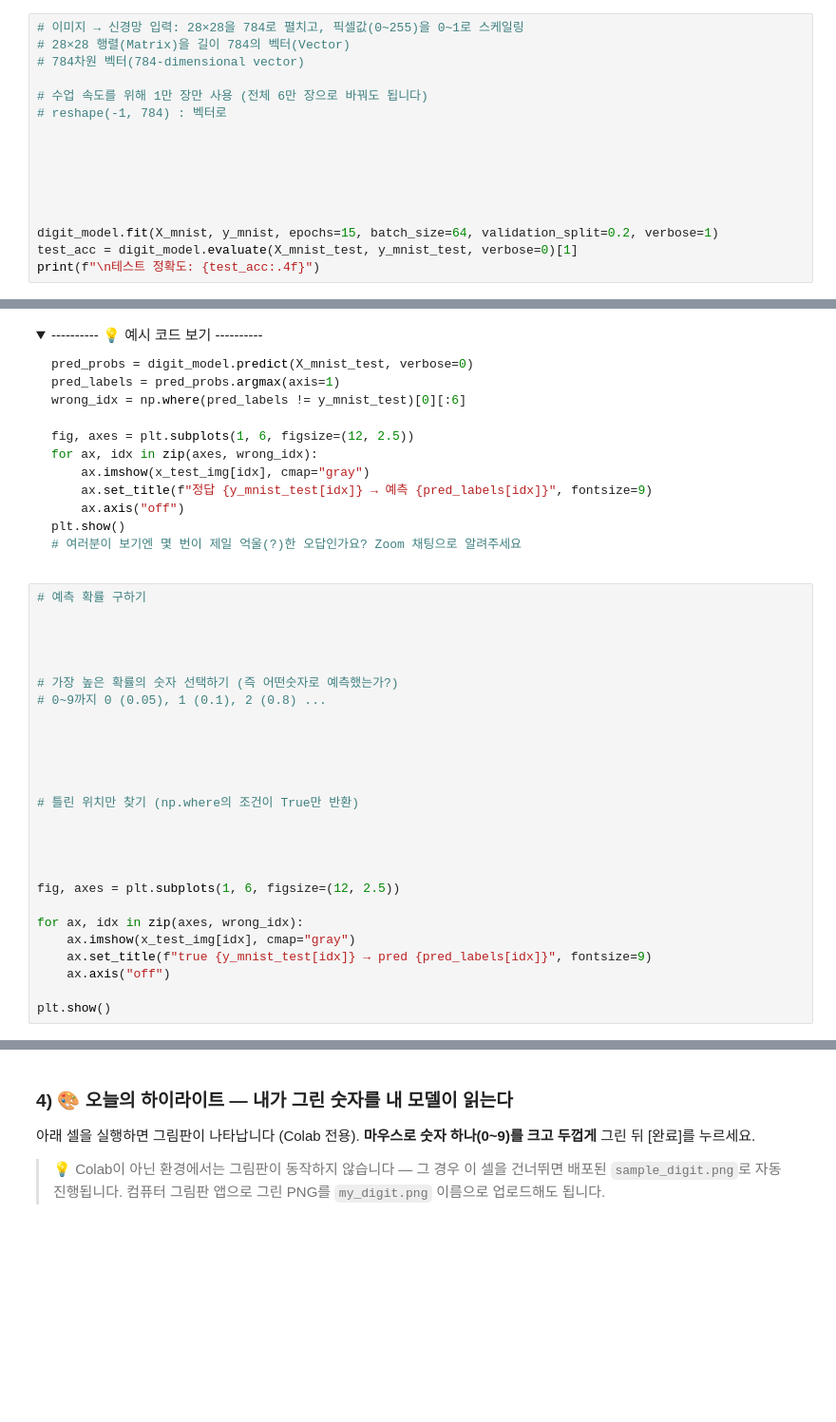
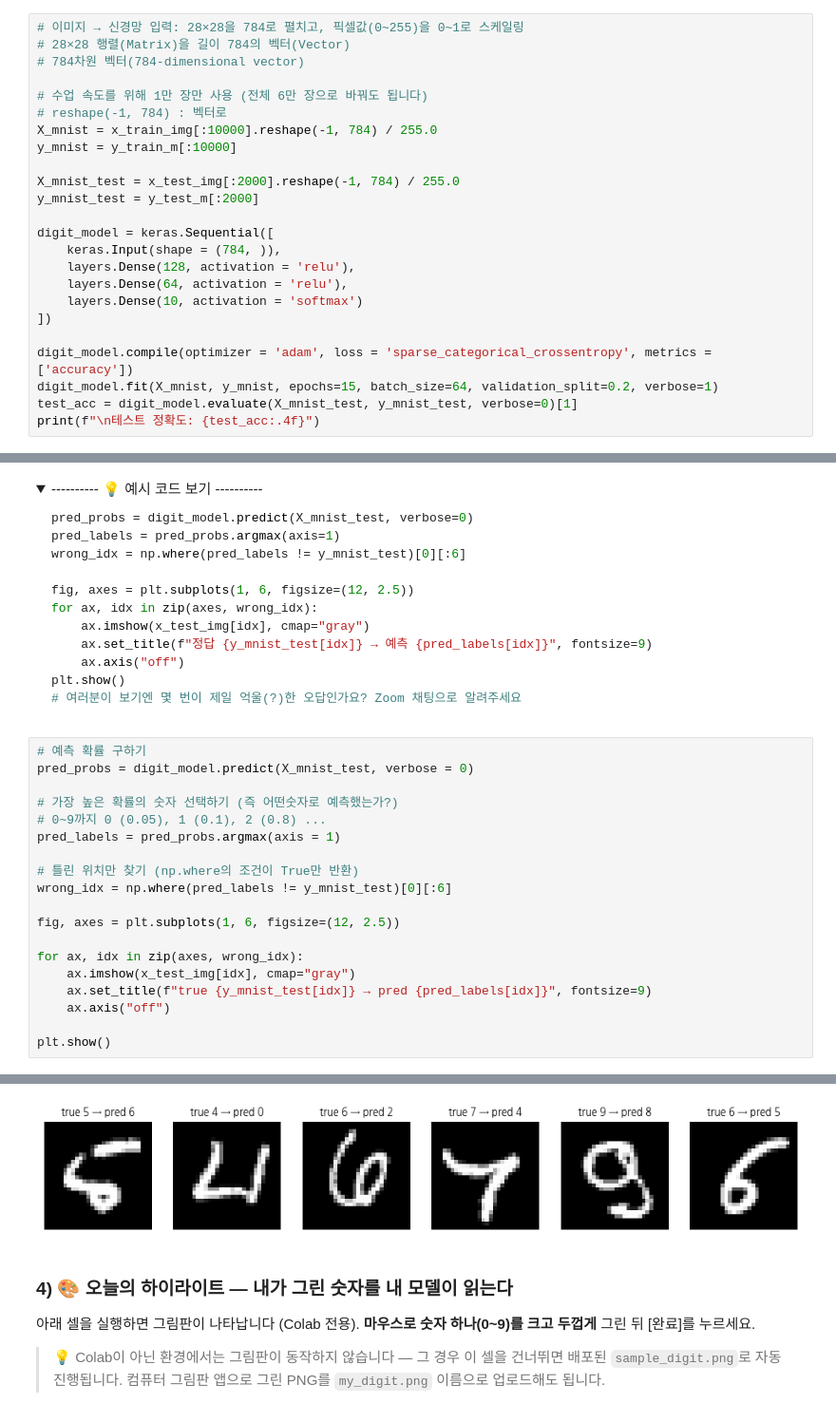
Before and after one commit to qnrPwjd/EST_AI_Challengers_Code, a Jupyter notebook: Week3(AI_Modeling)/CH14_딥러닝_Keras.ipynb, the cells around one changed output, grey strips where cells are left out. Shown at 95% size. Drawn from its saved outputs; the diff is of its cells as text; folded sections open; blank space fills up the shorter version.

```diff
--- a/Week3(AI_Modeling)/CH14_딥러닝_Keras.ipynb
+++ b/Week3(AI_Modeling)/CH14_딥러닝_Keras.ipynb
@@ -1097,12 +1182,20 @@ print(f"\n테스트 정확도: {test_acc:.4f}")
 
 # 수업 속도를 위해 1만 장만 사용 (전체 6만 장으로 바꿔도 됩니다)
 # reshape(-1, 784) : 벡터로
+X_mnist = x_train_img[:10000].reshape(-1, 784) / 255.0
+y_mnist = y_train_m[:10000]
 
+X_mnist_test = x_test_img[:2000].reshape(-1, 784) / 255.0
+y_mnist_test = y_test_m[:2000]
 
+digit_model = keras.Sequential([
+    keras.Input(shape = (784, )),
+    layers.Dense(128, activation = 'relu'),
+    layers.Dense(64, activation = 'relu'),
+    layers.Dense(10, activation = 'softmax')
+])
 
-
-
-
+digit_model.compile(optimizer = 'adam', loss = 'sparse_categorical_crossentropy', metrics = ['accuracy'])
 digit_model.fit(X_mnist, y_mnist, epochs=15, batch_size=64, validation_split=0.2, verbose=1)
 test_acc = digit_model.evaluate(X_mnist_test, y_mnist_test, verbose=0)[1]
 print(f"\n테스트 정확도: {test_acc:.4f}")
@@ -1129,21 +1240,14 @@ plt.show()
 </details>
 # %%
 # 예측 확률 구하기
-
-
-
+pred_probs = digit_model.predict(X_mnist_test, verbose = 0)
 
 # 가장 높은 확률의 숫자 선택하기 (즉 어떤숫자로 예측했는가?)
 # 0~9까지 0 (0.05), 1 (0.1), 2 (0.8) ...
-
-
-
-
+pred_labels = pred_probs.argmax(axis = 1)
 
 # 틀린 위치만 찾기 (np.where의 조건이 True만 반환)
-
-
-
+wrong_idx = np.where(pred_labels != y_mnist_test)[0][:6]
 
 fig, axes = plt.subplots(1, 6, figsize=(12, 2.5))
 
@@ -1153,3 +1257,4 @@ for ax, idx in zip(axes, wrong_idx):
     ax.axis("off")
 
 plt.show()
+# %% [output]
@@ -1156,3 +1262,4 @@ plt.show()
+[figure, added]
 # %% [markdown]
 ### 4) 🎨 오늘의 하이라이트 — 내가 그린 숫자를 내 모델이 읽는다
 
```
Also changed, not shown: parts of 19 cells of this notebook.
